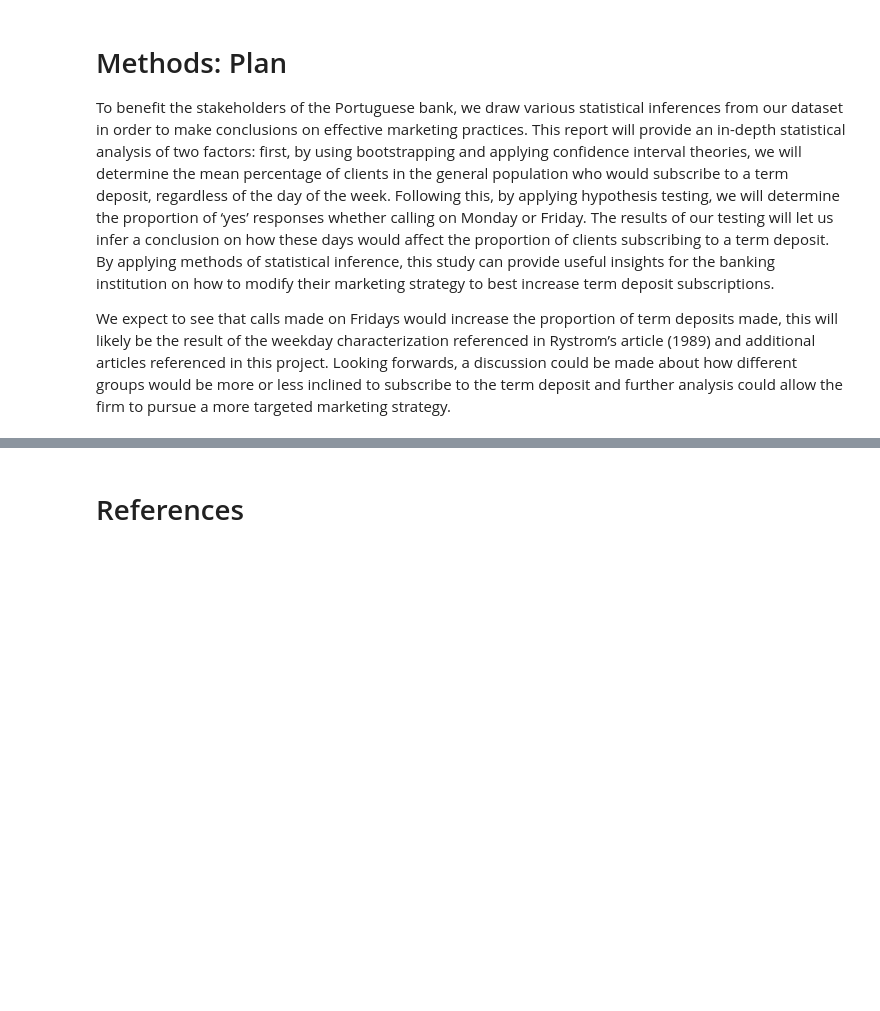
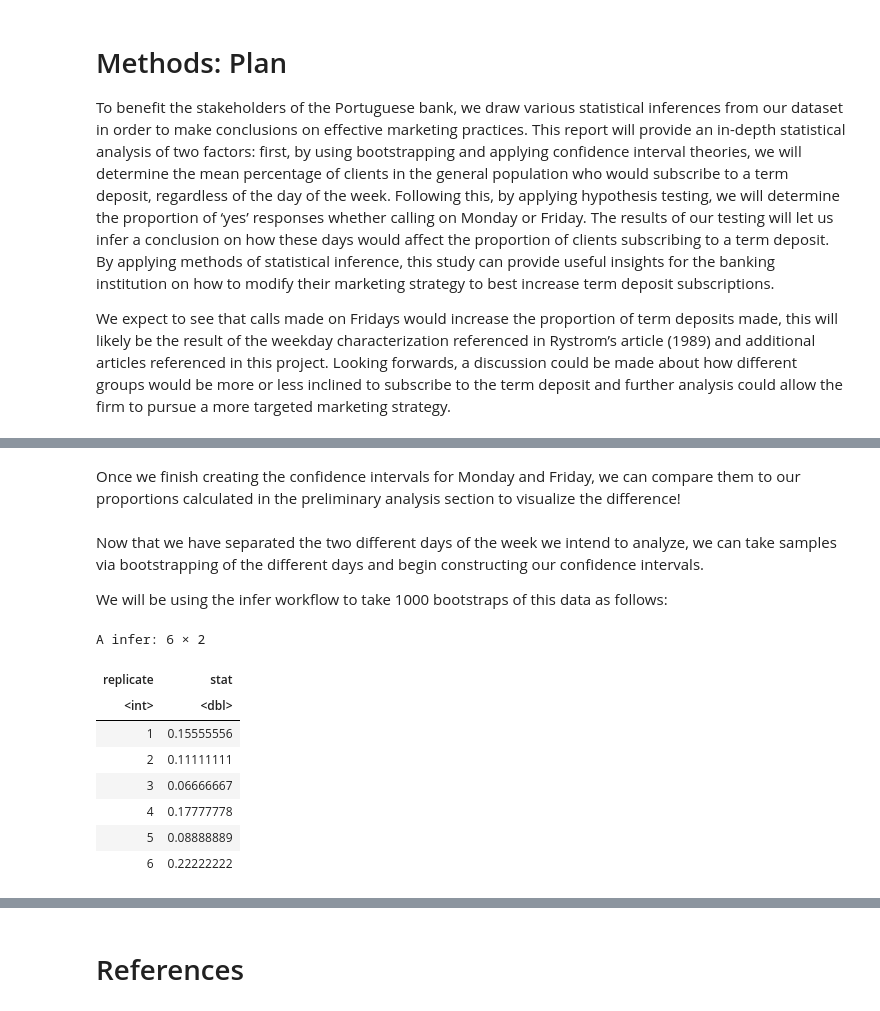
Before and after one commit to celike1/STAT201-Project, a Jupyter notebook: eda.ipynb, the cells around one changed output, grey strips where cells are left out. Saved outputs shown, nothing was run; the diff lists cells and outputs as text; code cells hidden in the pictures; blank space fills up the shorter version.

```diff
--- a/eda.ipynb
+++ b/eda.ipynb
@@ -182,0 +203,8 @@ We expect to see that calls made on Fridays would increase the proportion of ter
+# %%
+# Here we are just restating the data for ease of reference while coding. We will then split it into two datasets, one dataset for Friday and one for Monday.
+bank_data<- bank_data %>%
+            filter(day_of_week == "mon" | day_of_week == "fri")%>%
+            filter(!is.na(term_sub)) %>%
+            select(day_of_week, term_sub)
+
+head(bank_data)
@@ -182,0 +221,41 @@ We expect to see that calls made on Fridays would increase the proportion of ter
+# %% [markdown]
+Once we finish creating the confidence intervals for Monday and Friday, we can compare them to our proportions calculated in the preliminary analysis section to visualize the difference!
+# %%
+bank_data_friday <- bank_data %>%
+    filter(day_of_week == "fri") %>%
+    select(day_of_week, term_sub)
+
+
+bank_data_monday <- bank_data %>%
+    filter(day_of_week == "mon") %>%
+    select(day_of_week, term_sub)
+
+# The resulting tables, should we run them, display a singular day of the week, grouped by different clients, with a random response variable term_sub either "yes" or "no".
+# %% [markdown]
+Now that we have separated the two different days of the week we intend to analyze, we can take samples via bootstrapping of the different days and begin constructing our confidence intervals.
+
+We will be using the infer workflow to take 1000 bootstraps of this data as follows:
+# %%
+set.seed(1502) # we set the seed to make sure our results can be replicated!
+
+friday_sample <- bank_data_friday %>%
+    rep_sample_n(size = 45, replace = FALSE) %>%
+    ungroup() %>%
+    select(term_sub)
+
+friday_bootstrap <- friday_sample %>%
+        specify(response = term_sub, success = "yes") %>%
+        generate(type = 'bootstrap', reps = 1000) %>%
+        calculate(stat = "prop")
+
+head(friday_bootstrap)
+# %% [output]
+A infer: 6 × 2
+| replicate | stat |
+| <int> | <dbl> |
+| 1 | 0.15555556 |
+| 2 | 0.11111111 |
+| 3 | 0.06666667 |
+| 4 | 0.17777778 |
+| 5 | 0.08888889 |
+| 6 | 0.22222222 |
```
Also changed, not shown: parts of 10 cells of this notebook.
